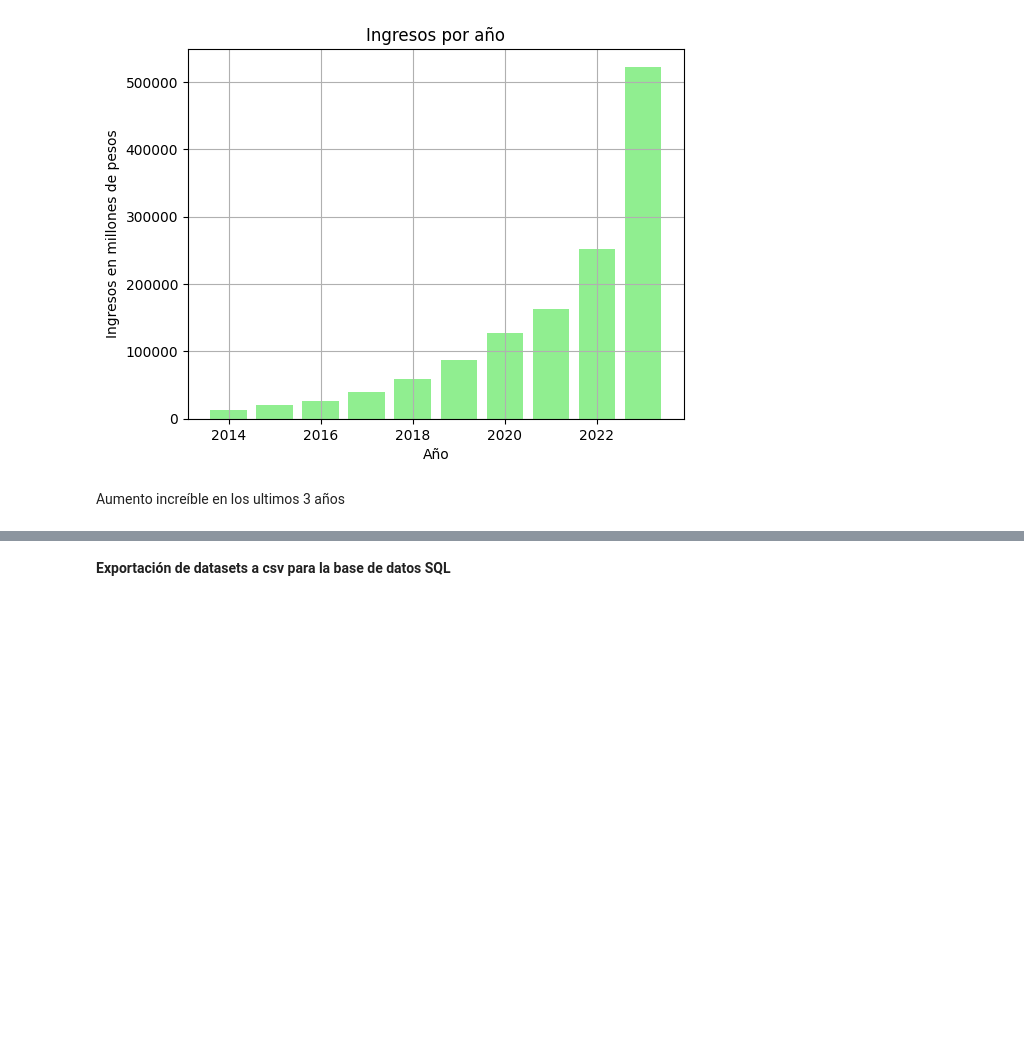
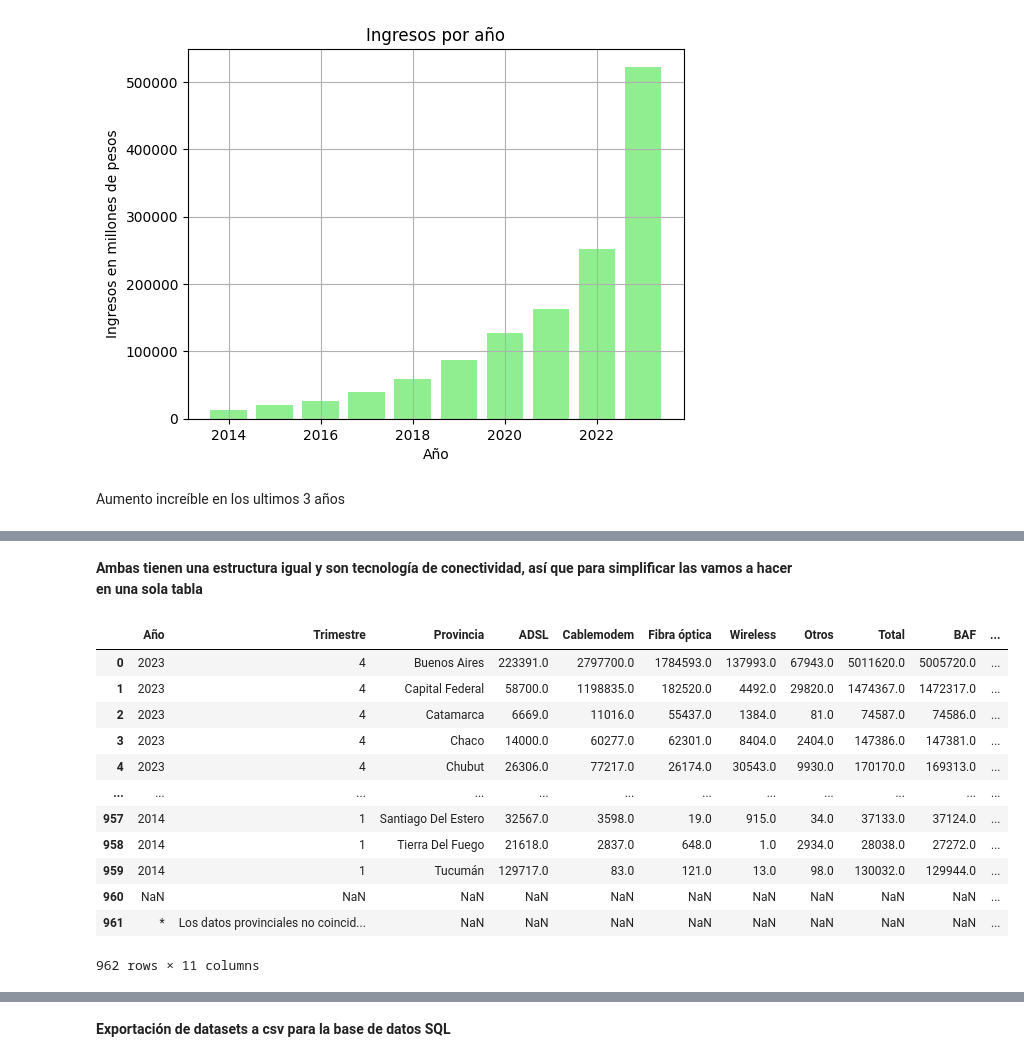
Before and after one commit to FSanchezB/Analisis-de-data-internet-en-Argentina, a Jupyter notebook: Notebooks/EDA.ipynb, the cells around one changed output, grey strips where cells are left out. Saved outputs shown, nothing was run; the diff lists cells and outputs as text; code cells hidden in the pictures; blank space fills up the shorter version.

Commit message:
DAtasets separados y eda terminado
el eda puede sufrir cambios si necesito traer mas datos a la base SQL

```diff
--- a/Notebooks/EDA.ipynb
+++ b/Notebooks/EDA.ipynb
@@ -51,6 +51,8 @@ penetracion_poblacion=df_maestro['Penetración-poblacion'] #Empezamos nuestro ED
 penetracion_hogares=df_maestro['Penetracion-hogares']
 penetracion_total=df_maestro["Penetracion-totales"]
 velocidad_provincia=df_maestro["Velocidad % por prov"]
+accesos_tecnologia=df_maestro["Accesos Por Tecnología"]
+accesos_dial_baf=df_maestro["Dial-BAf"]
 ingresos=df_maestro["Ingresos"]
 # %% [markdown]
 Idea:
@@ -472,0 +514,20 @@ Aumento increíble en los ultimos 3 años
+# %% [markdown]
+**Ambas tienen una estructura igual y son tecnología de conectividad, así que para simplificar las vamos a hacer en una sola tabla**
+# %%
+tecnologias=accesos_tecnologia
+tecnologias[["BAF","Dial"]]=accesos_dial_baf[["Banda ancha fija","Dial up"]]
+tecnologias
+# %% [output]
+|  | Año | Trimestre | Provincia | ADSL | Cablemodem | Fibra óptica | Wireless | Otros | Total | BAF | ... |
+| 0 | 2023 | 4 | Buenos Aires | 223391.0 | 2797700.0 | 1784593.0 | 137993.0 | 67943.0 | 5011620.0 | 5005720.0 | ... |
+| 1 | 2023 | 4 | Capital Federal | 58700.0 | 1198835.0 | 182520.0 | 4492.0 | 29820.0 | 1474367.0 | 1472317.0 | ... |
+| 2 | 2023 | 4 | Catamarca | 6669.0 | 11016.0 | 55437.0 | 1384.0 | 81.0 | 74587.0 | 74586.0 | ... |
+| 3 | 2023 | 4 | Chaco | 14000.0 | 60277.0 | 62301.0 | 8404.0 | 2404.0 | 147386.0 | 147381.0 | ... |
+| 4 | 2023 | 4 | Chubut | 26306.0 | 77217.0 | 26174.0 | 30543.0 | 9930.0 | 170170.0 | 169313.0 | ... |
+| ... | ... | ... | ... | ... | ... | ... | ... | ... | ... | ... | ... |
+| 957 | 2014 | 1 | Santiago Del Estero | 32567.0 | 3598.0 | 19.0 | 915.0 | 34.0 | 37133.0 | 37124.0 | ... |
+| 958 | 2014 | 1 | Tierra Del Fuego | 21618.0 | 2837.0 | 648.0 | 1.0 | 2934.0 | 28038.0 | 27272.0 | ... |
+| 959 | 2014 | 1 | Tucumán | 129717.0 | 83.0 | 121.0 | 13.0 | 98.0 | 130032.0 | 129944.0 | ... |
+| 960 | NaN | NaN | NaN | NaN | NaN | NaN | NaN | NaN | NaN | NaN | ... |
+| 961 | * | Los datos provinciales no coincid... | NaN | NaN | NaN | NaN | NaN | NaN | NaN | NaN | ... |
+962 rows × 11 columns
```
Also changed, not shown: parts of 10 cells of this notebook, 6 other files.
